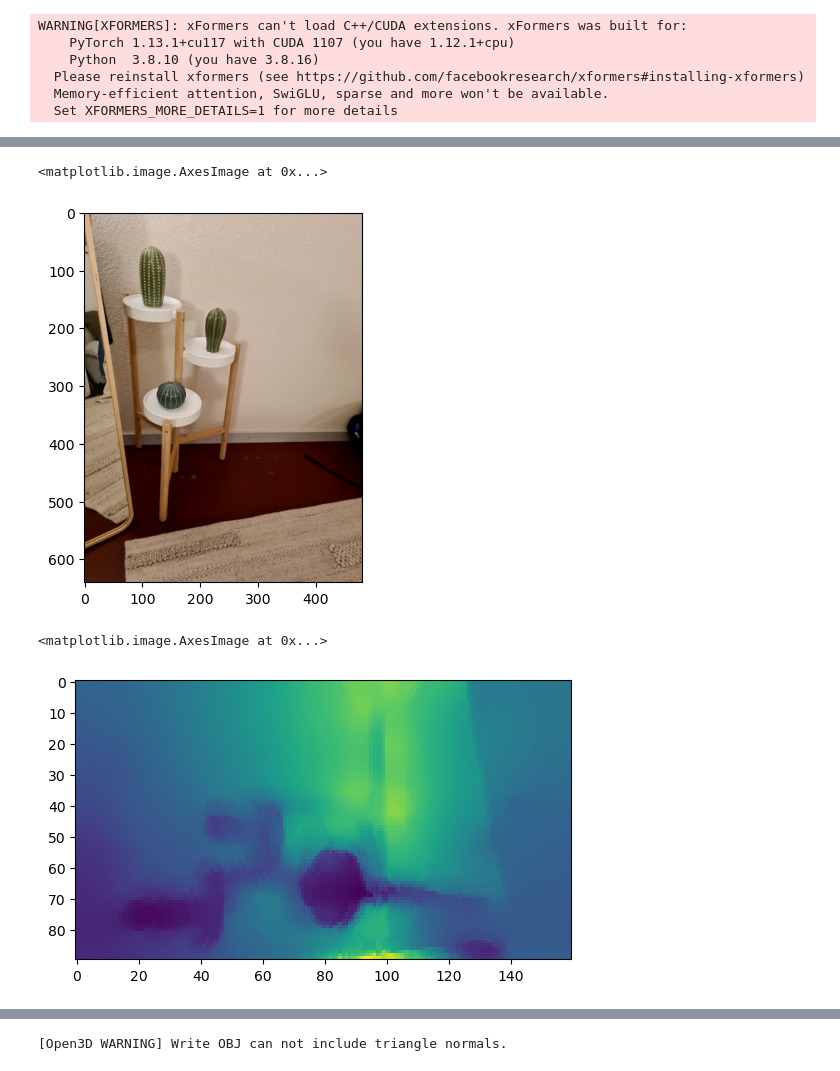
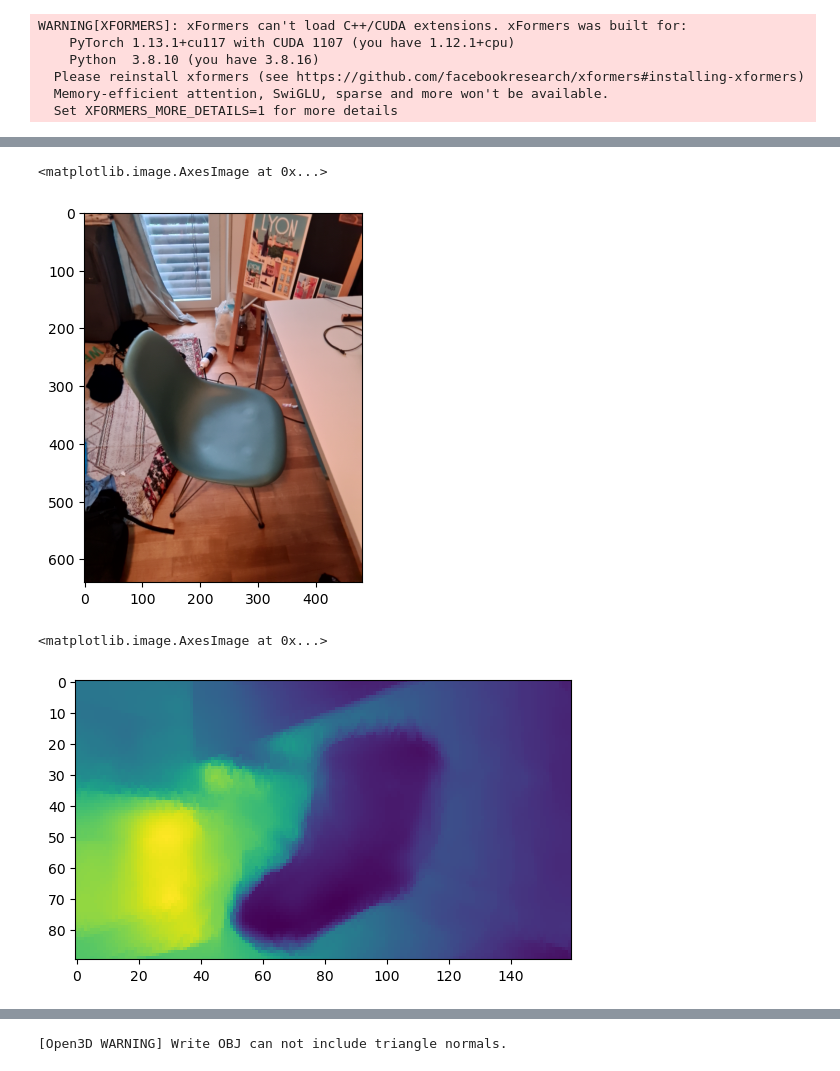
Before and after one commit to Ertugrulmert/Stable-Diffusion-AR-Environment-Generation, a Jupyter notebook: Untitled1.ipynb, the cells around one changed output, grey strips where cells are left out. Saved outputs shown, nothing was run; the diff lists cells and outputs as text; code cells hidden in the pictures.

```diff
--- a/Untitled1.ipynb
+++ b/Untitled1.ipynb
@@ -17,8 +17,8 @@ WARNING[XFORMERS]: xFormers can't load C++/CUDA extensions. xFormers was built f
   Memory-efficient attention, SwiGLU, sparse and more won't be available.
   Set XFORMERS_MORE_DETAILS=1 for more details
 # %%
-depth_filepath="server/user_data/3311_depthImage.txt"
-rgb_filepath ="server/user_data/3311_rgbImage.jpg"
+depth_filepath="server/user_data/1607_depthImage.txt"
+rgb_filepath ="server/user_data/1607_rgbImage.jpg"
 
 
 image_resolution=512
@@ -38,14 +38,14 @@ depth_W=160
     plt.imshow(rgb_image)
 # %% [output]
 <matplotlib.image.AxesImage at 0x...>
-[figure, old version]
+[figure, new version]
 # %%
     depthData = np.fromfile(depth_filepath, dtype=np.uint16)
-    depthMap = np.array([extractDepth(x) for x in depthData]).reshape(depth_H, depth_W)
+    depthMap = np.array([x for x in depthData]).reshape(depth_H, depth_W)
     plt.imshow(depthMap)
 # %% [output]
 <matplotlib.image.AxesImage at 0x...>
-[figure, old version]
+[figure, new version]
 # %%
 depthMap = cv2.rotate(depthMap, cv2.ROTATE_90_CLOCKWISE)
 plt.imshow(depthMap)
```
Also changed, not shown: parts of 36 cells of this notebook, 4 other files.
